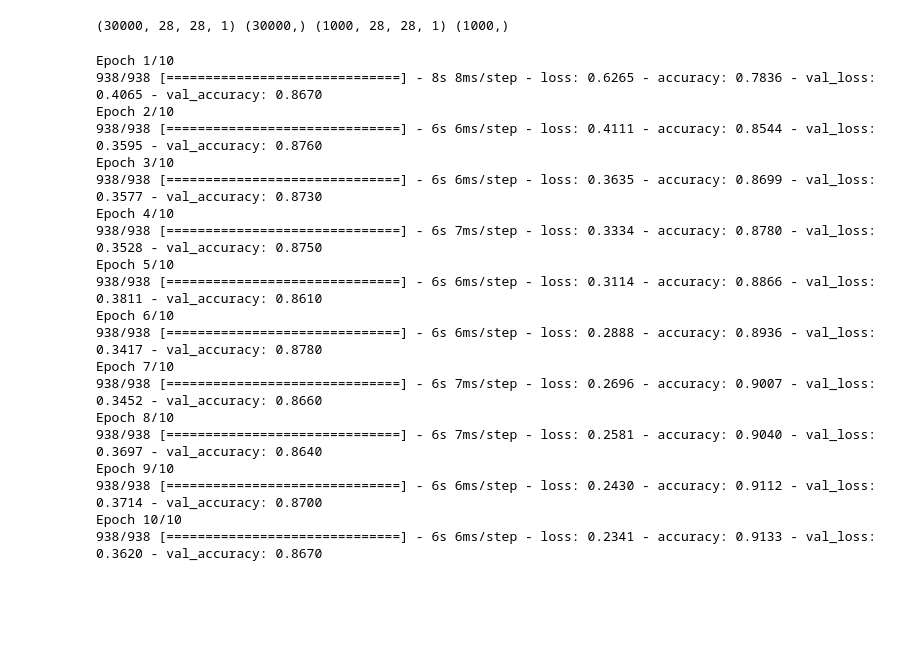
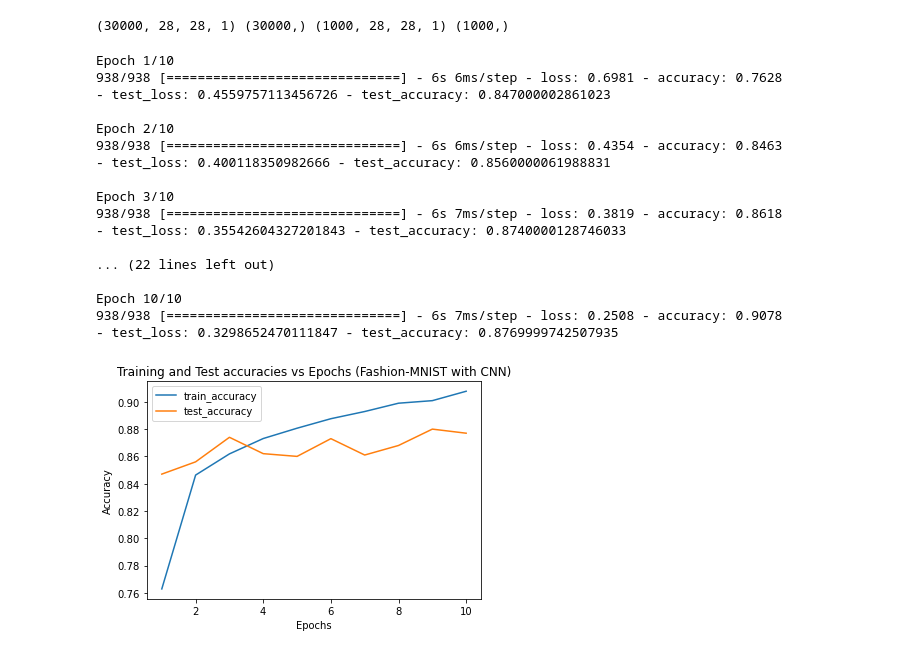
Before and after one commit to ab9mamun/wsu-machine-learning, a Jupyter notebook: hw4/cnn.ipynb, the cells around one changed output. Cells and saved outputs as stored; diff of their text form; code cells hidden in the pictures; blank space fills up the shorter version.

```diff
--- a/hw4/cnn.ipynb
+++ b/hw4/cnn.ipynb
@@ -65,26 +66,36 @@ output  = Dense(10, activation='softmax')(x)
 model = Model(input_frame, output)
 # %%
 model.compile(optimizer=Adam(), loss='categorical_crossentropy', metrics=['accuracy'])
+# %%
+class MyCallback(Callback):
+    def __init__(self, Xtest, Ytest):
+        self.Xtest = Xtest
+        self.Ytest = Ytest
+        self.test_accs = []
+
+    def on_epoch_end(self, epoch, logs={}):
+        loss, acc = self.model.evaluate(self.Xtest, self.Ytest, verbose=0)
+        self.test_accs.append(acc)
+        print('- test_loss: {} - test_accuracy: {}\n'.format(loss, acc))
+# %%
+myCallback = MyCallback(Xtest, Ytest_onehot)
 # %%
-history = model.fit(Xtrain, Ytrain_onehot, validation_data=(Xtest, Ytest_onehot), batch_size=32, epochs=10, verbose=1)
+history = model.fit(Xtrain, Ytrain_onehot, batch_size=32, epochs=10, verbose=1, callbacks=[myCallback])
 # %% [output]
 Epoch 1/10
-938/938 [==============================] - 8s 8ms/step - loss: 0.6265 - accuracy: 0.7836 - val_loss: 0.4065 - val_accuracy: 0.8670
+938/938 [==============================] - 6s 6ms/step - loss: 0.6981 - accuracy: 0.7628
+- test_loss: 0.4559757113456726 - test_accuracy: 0.847000002861023
+
 Epoch 2/10
-938/938 [==============================] - 6s 6ms/step - loss: 0.4111 - accuracy: 0.8544 - val_loss: 0.3595 - val_accuracy: 0.8760
+938/938 [==============================] - 6s 6ms/step - loss: 0.4354 - accuracy: 0.8463
+- test_loss: 0.400118350982666 - test_accuracy: 0.8560000061988831
+
 Epoch 3/10
-938/938 [==============================] - 6s 6ms/step - loss: 0.3635 - accuracy: 0.8699 - val_loss: 0.3577 - val_accuracy: 0.8730
-Epoch 4/10
-938/938 [==============================] - 6s 7ms/step - loss: 0.3334 - accuracy: 0.8780 - val_loss: 0.3528 - val_accuracy: 0.8750
-Epoch 5/10
-938/938 [==============================] - 6s 6ms/step - loss: 0.3114 - accuracy: 0.8866 - val_loss: 0.3811 - val_accuracy: 0.8610
-Epoch 6/10
-938/938 [==============================] - 6s 6ms/step - loss: 0.2888 - accuracy: 0.8936 - val_loss: 0.3417 - val_accuracy: 0.8780
-Epoch 7/10
-938/938 [==============================] - 6s 7ms/step - loss: 0.2696 - accuracy: 0.9007 - val_loss: 0.3452 - val_accuracy: 0.8660
-Epoch 8/10
-938/938 [==============================] - 6s 7ms/step - loss: 0.2581 - accuracy: 0.9040 - val_loss: 0.3697 - val_accuracy: 0.8640
-Epoch 9/10
-938/938 [==============================] - 6s 6ms/step - loss: 0.2430 - accuracy: 0.9112 - val_loss: 0.3714 - val_accuracy: 0.8700
+938/938 [==============================] - 6s 7ms/step - loss: 0.3819 - accuracy: 0.8618
+- test_loss: 0.35542604327201843 - test_accuracy: 0.8740000128746033
+
+... (22 lines left out)
+
 Epoch 10/10
-938/938 [==============================] - 6s 6ms/step - loss: 0.2341 - accuracy: 0.9133 - val_loss: 0.3620 - val_accuracy: 0.8670
+938/938 [==============================] - 6s 7ms/step - loss: 0.2508 - accuracy: 0.9078
+- test_loss: 0.3298652470111847 - test_accuracy: 0.8769999742507935
@@ -90,0 +104,13 @@ Epoch 10/10
+# %%
+epochs = [i for i in range(1,11)]
+plt.figure()
+plt.title("Training and Test accuracies vs Epochs (Fashion-MNIST with CNN)")
+plt.plot(epochs,history.history['accuracy'])
+plt.plot(epochs,myCallback.test_accs)
+plt.xlabel("Epochs")
+plt.ylabel("Accuracy")
+
+plt.legend(["train_accuracy", "test_accuracy"])
+plt.show()
+# %% [output]
+[figure, added]
```
Also changed, not shown: parts of 2 cells of this notebook.
